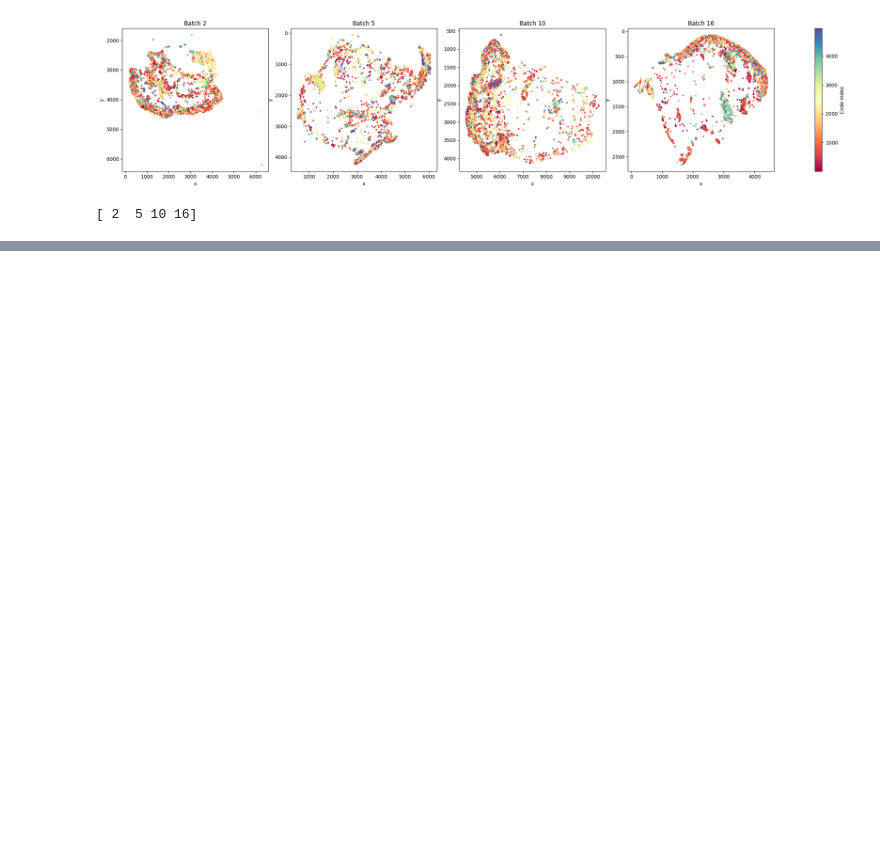
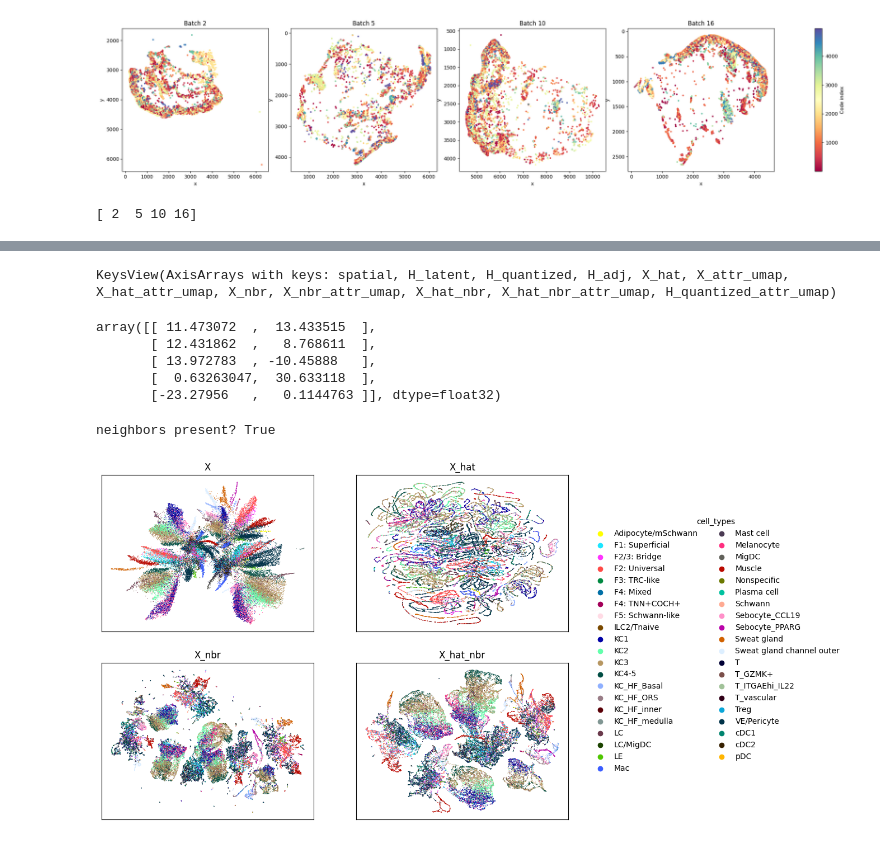
Before and after one commit to Lotfollahi-lab/squint-reproducibility, a Jupyter notebook: analysis/benchmarking/temporal_skin_task/temporal_skin.ipynb, the cells around one changed output, grey strips where cells are left out. Drawn from its saved outputs; the diff is of its cells as text; code cells hidden in the pictures; blank space fills up the shorter version.

```diff
--- a/analysis/benchmarking/temporal_skin_task/temporal_skin.ipynb
+++ b/analysis/benchmarking/temporal_skin_task/temporal_skin.ipynb
@@ -153,7 +140,7 @@ if len(unique_batches) == 1:
 
 for ax, batch in zip(axes, unique_batches):
     idx = batches == batch
-    sc = ax.scatter(
+    sp = ax.scatter(
         x[idx],
         y[idx],
         c=codes[idx],
@@ -166,7 +153,7 @@ for ax, batch in zip(axes, unique_batches):
     ax.set_ylabel('y')
 
 plt.tight_layout()
-fig.colorbar(sc, ax=axes, label='Code index')
+fig.colorbar(sp, ax=axes, label='Code index')
 plt.show()
 # %% [output]
 [figure]
@@ -174,14 +161,3 @@ plt.show()
 print(adata.obs['adata_batch_ids'].unique())
 # %% [output]
 [ 2  5 10 16]
-# %%
-embeddings = adata.obsm['H_quantized']
-
-# labels
-cell_types  = adata.obs['cell_types']
-niche_types = adata.obs['niche_types']
-# %%
-#Fit UMAP
-
-reducer = umap.UMAP()
-embedding = reducer.fit_transform(embeddings)
@@ -305,0 +311,3 @@ plt.show()
+# %%
+#Compute the UMAP coordinates
+adata = compute_umap(adata, embedding_keys=['H_quantized'])
@@ -305,0 +328,17 @@ plt.show()
+# %%
+print(adata.obsm.keys())
+# %% [output]
+KeysView(AxisArrays with keys: spatial, H_latent, H_quantized, H_adj, X_hat, X_attr_umap, X_hat_attr_umap, X_nbr, X_nbr_attr_umap, X_hat_nbr, X_hat_nbr_attr_umap, H_quantized_attr_umap)
+# %%
+adata.obsm['H_quantized_attr_umap'][:5]
+# %% [output]
+array([[ 11.473072  ,  13.433515  ],
+       [ 12.431862  ,   8.768611  ],
+       [ 13.972783  , -10.45888   ],
+       [  0.63263047,  30.633118  ],
+       [-23.27956   ,   0.1144763 ]], dtype=float32)
+# %%
+print('neighbors present?',
+      'H_quantized_attr_neighbors' in adata.uns)
+# %% [output]
+neighbors present? True
@@ -305,0 +351,9 @@ plt.show()
+# %%
+plot_umap_attribute_imputation(
+    adata,
+    embedding_keys=['X','X_hat', 'X_nbr', 'X_hat_nbr'],
+     # you can give more than one key if you want multiple panels
+    label_key='cell_types'            # or 'niche_types'
+)
+# %% [output]
+[figure, added]
```
Also changed, not shown: parts of 18 cells of this notebook.
